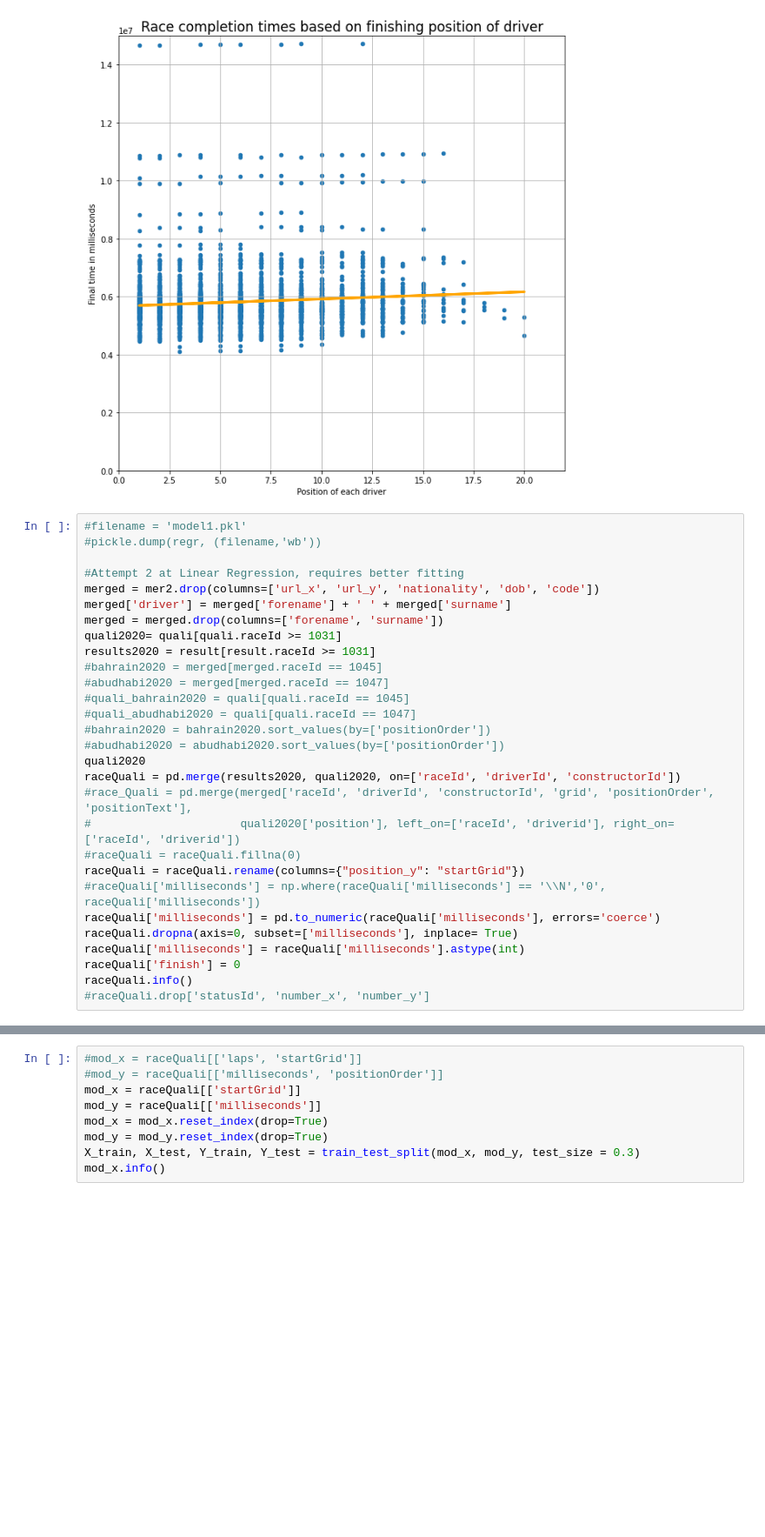
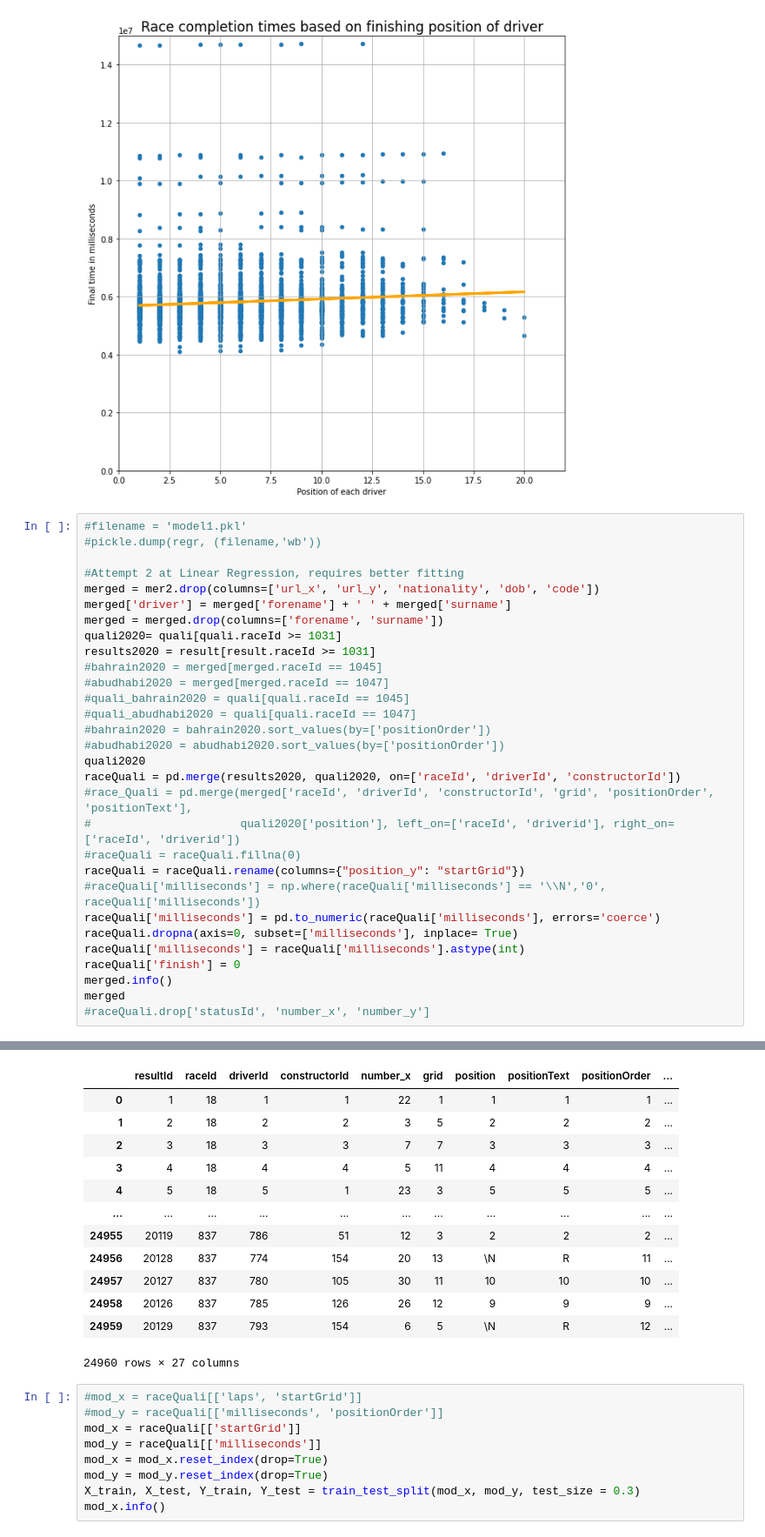
Before and after one commit to pHoran17/F1MLFinalYearProject, a Jupyter notebook: F1ML/api/F1ML_LRMODEL.ipynb, the cells around one changed output, grey strips where cells are left out. Shown at 87% size. Cells and saved outputs as stored; diff of their text form; blank space fills up the shorter version.

```diff
--- a/F1ML/api/F1ML_LRMODEL.ipynb
+++ b/F1ML/api/F1ML_LRMODEL.ipynb
@@ -169,7 +190,8 @@ raceQuali['milliseconds'] = pd.to_numeric(raceQuali['milliseconds'], errors='coe
 raceQuali.dropna(axis=0, subset=['milliseconds'], inplace= True)
 raceQuali['milliseconds'] = raceQuali['milliseconds'].astype(int)
 raceQuali['finish'] = 0
-raceQuali.info()
+merged.info()
+merged
 #raceQuali.drop['statusId', 'number_x', 'number_y']
 # %% [output]
 <class 'pandas.core.frame.DataFrame'>
@@ -192,3 +214,16 @@ memory usage: 38.1+ KB
+|  | resultId | raceId | driverId | constructorId | number_x | grid | position | positionText | positionOrder | ... |
+| 0 | 1 | 18 | 1 | 1 | 22 | 1 | 1 | 1 | 1 | ... |
+| 1 | 2 | 18 | 2 | 2 | 3 | 5 | 2 | 2 | 2 | ... |
+| 2 | 3 | 18 | 3 | 3 | 7 | 7 | 3 | 3 | 3 | ... |
+| 3 | 4 | 18 | 4 | 4 | 5 | 11 | 4 | 4 | 4 | ... |
+| 4 | 5 | 18 | 5 | 1 | 23 | 3 | 5 | 5 | 5 | ... |
+| ... | ... | ... | ... | ... | ... | ... | ... | ... | ... | ... |
+| 24955 | 20119 | 837 | 786 | 51 | 12 | 3 | 2 | 2 | 2 | ... |
+| 24956 | 20128 | 837 | 774 | 154 | 20 | 13 | \N | R | 11 | ... |
+| 24957 | 20127 | 837 | 780 | 105 | 30 | 11 | 10 | 10 | 10 | ... |
+| 24958 | 20126 | 837 | 785 | 126 | 26 | 12 | 9 | 9 | 9 | ... |
+| 24959 | 20129 | 837 | 793 | 154 | 6 | 5 | \N | R | 12 | ... |
+24960 rows × 27 columns
 # %%
 #mod_x = raceQuali[['laps', 'startGrid']]
 #mod_y = raceQuali[['milliseconds', 'positionOrder']]
```
Also changed, not shown: parts of 4 cells of this notebook, 19 other files.
